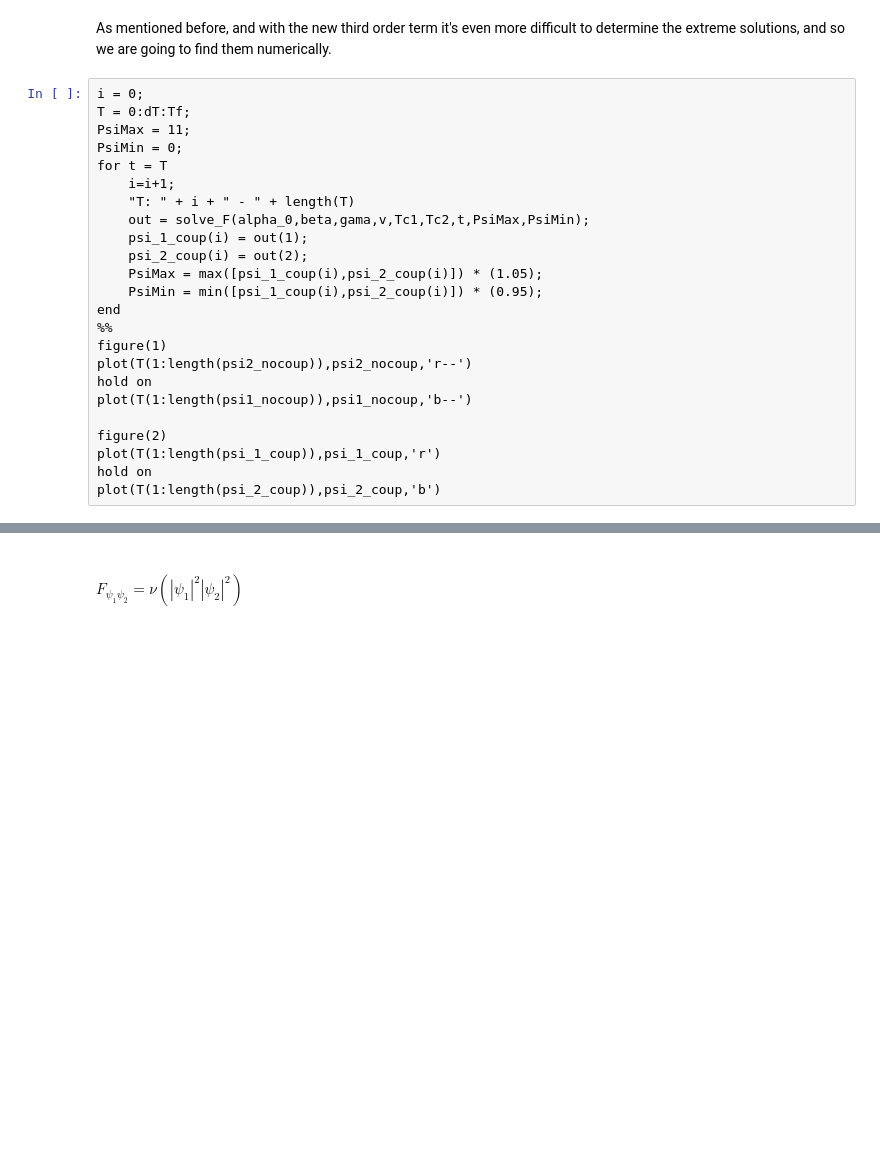
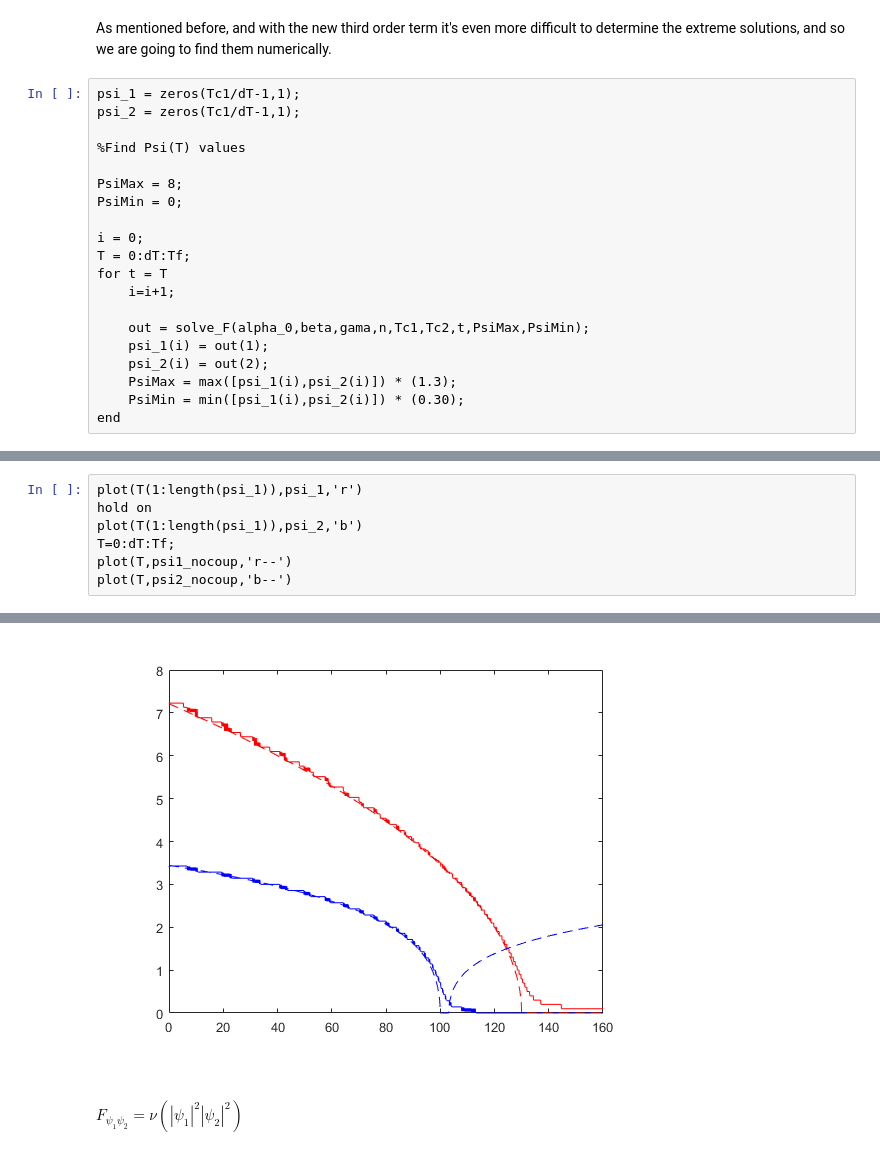
Before and after one commit to Gustavo-01/Projeto_daf, a Jupyter notebook: Project.ipynb, the cells around one changed output, grey strips where cells are left out. Cells and saved outputs as stored; diff of their text form; blank space fills up the shorter version.

```diff
--- a/Project.ipynb
+++ b/Project.ipynb
@@ -178,26 +176,22 @@ $$F=\alpha_1|\psi_1|^2+\alpha_2|\psi_2|^2+\frac{\beta}{2}(|\psi_1|^4+|\psi_2|^4)
 # %% [markdown]
 As mentioned before, and with the new third order term it's even more difficult to determine the extreme solutions, and so we are going to find them numerically.
 # %%
+psi_1 = zeros(Tc1/dT-1,1);
+psi_2 = zeros(Tc1/dT-1,1);
+
+%Find Psi(T) values
+
+PsiMax = 8;
+PsiMin = 0;
+
 i = 0;
 T = 0:dT:Tf;
-PsiMax = 11;
-PsiMin = 0;
 for t = T
     i=i+1;
-    "T: " + i + " - " + length(T)
-    out = solve_F(alpha_0,beta,gama,v,Tc1,Tc2,t,PsiMax,PsiMin);
-    psi_1_coup(i) = out(1);
-    psi_2_coup(i) = out(2);
-    PsiMax = max([psi_1_coup(i),psi_2_coup(i)]) * (1.05);
-    PsiMin = min([psi_1_coup(i),psi_2_coup(i)]) * (0.95);
+
+    out = solve_F(alpha_0,beta,gama,n,Tc1,Tc2,t,PsiMax,PsiMin);
+    psi_1(i) = out(1);
+    psi_2(i) = out(2);
+    PsiMax = max([psi_1(i),psi_2(i)]) * (1.3);
+    PsiMin = min([psi_1(i),psi_2(i)]) * (0.30);
 end
-%%
-figure(1)
-plot(T(1:length(psi2_nocoup)),psi2_nocoup,'r--')
-hold on
-plot(T(1:length(psi1_nocoup)),psi1_nocoup,'b--')
-
-figure(2)
-plot(T(1:length(psi_1_coup)),psi_1_coup,'r')
-hold on
-plot(T(1:length(psi_2_coup)),psi_2_coup,'b')
@@ -223,0 +198,8 @@ ans =
+# %%
+plot(T(1:length(psi_1)),psi_1,'r')
+hold on
+plot(T(1:length(psi_1)),psi_2,'b')
+T=0:dT:Tf;
+plot(T,psi1_nocoup,'r--')
+plot(T,psi2_nocoup,'b--')
+# %% [output]
@@ -224,3 +208,4 @@ ans =
+[figure, added]
 # %% [markdown]
 #### $F_{\psi_1\psi_2}=\nu(|\psi_1|^2|\psi_2|^2)$
 # %% [markdown]
```
Also changed, not shown: parts of 11 cells of this notebook.
